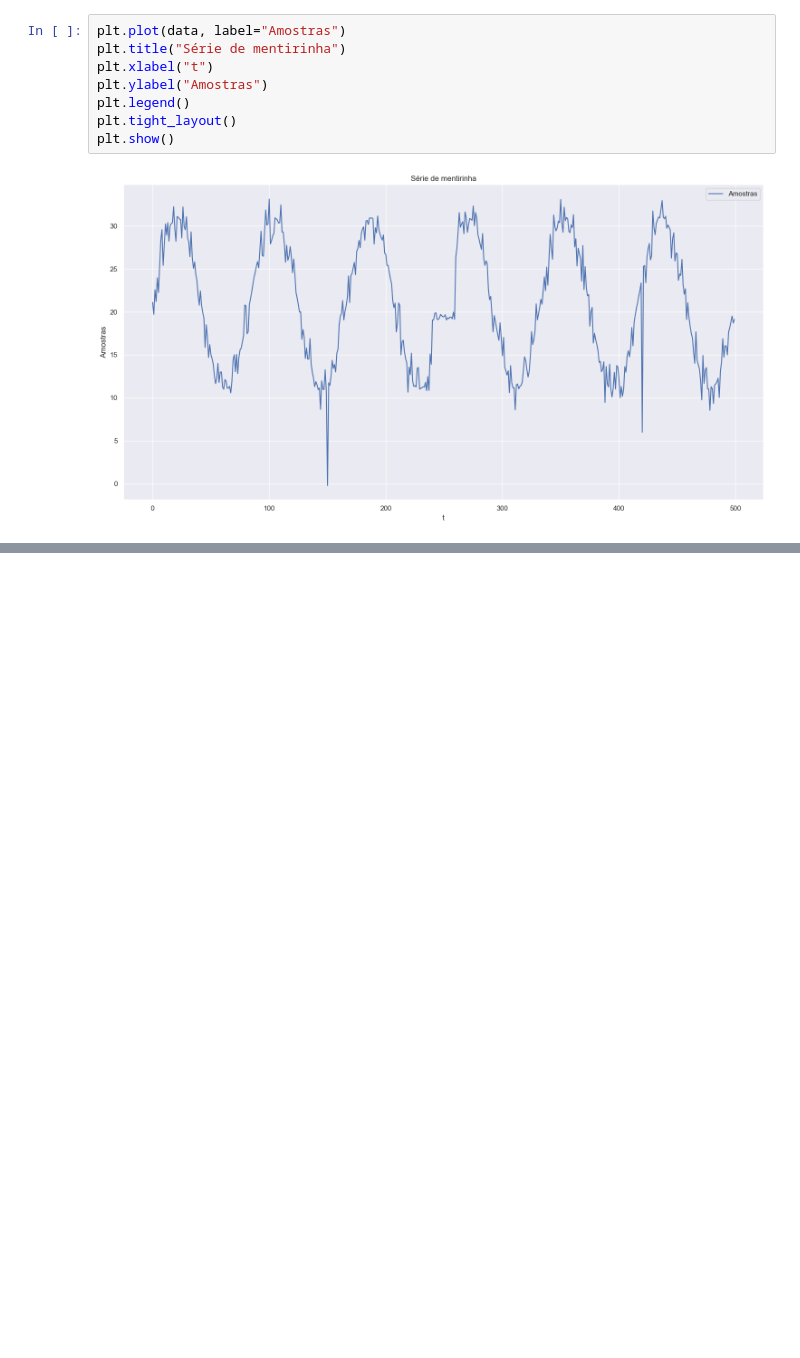
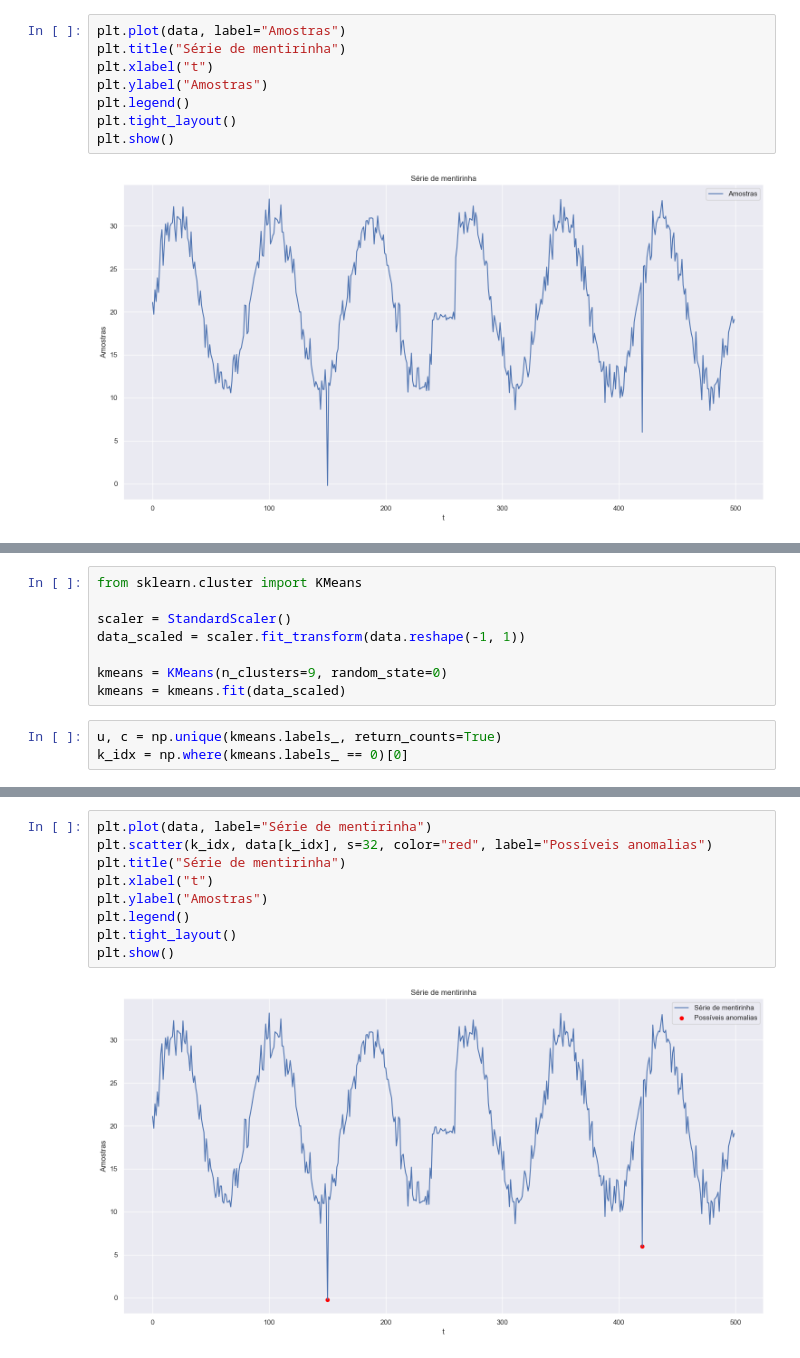
Before and after one commit to keizerzilla/curso-series-temporais, a Jupyter notebook: aula_05.ipynb, the cells around one changed output, grey strips where cells are left out. Saved outputs shown, nothing was run; the diff lists cells and outputs as text; blank space fills up the shorter version.

```diff
--- a/aula_05.ipynb
+++ b/aula_05.ipynb
@@ -32,0 +65,11 @@ plt.show()
+# %%
+from sklearn.cluster import KMeans
+
+scaler = StandardScaler()
+data_scaled = scaler.fit_transform(data.reshape(-1, 1))
+
+kmeans = KMeans(n_clusters=9, random_state=0)
+kmeans = kmeans.fit(data_scaled)
+# %%
+u, c = np.unique(kmeans.labels_, return_counts=True)
+k_idx = np.where(kmeans.labels_ == 0)[0]
@@ -32,0 +80,11 @@ plt.show()
+# %%
+plt.plot(data, label="Série de mentirinha")
+plt.scatter(k_idx, data[k_idx], s=32, color="red", label="Possíveis anomalias")
+plt.title("Série de mentirinha")
+plt.xlabel("t")
+plt.ylabel("Amostras")
+plt.legend()
+plt.tight_layout()
+plt.show()
+# %% [output]
+[figure, added]
```
Also changed, not shown: parts of 18 cells of this notebook, 1 other file.
